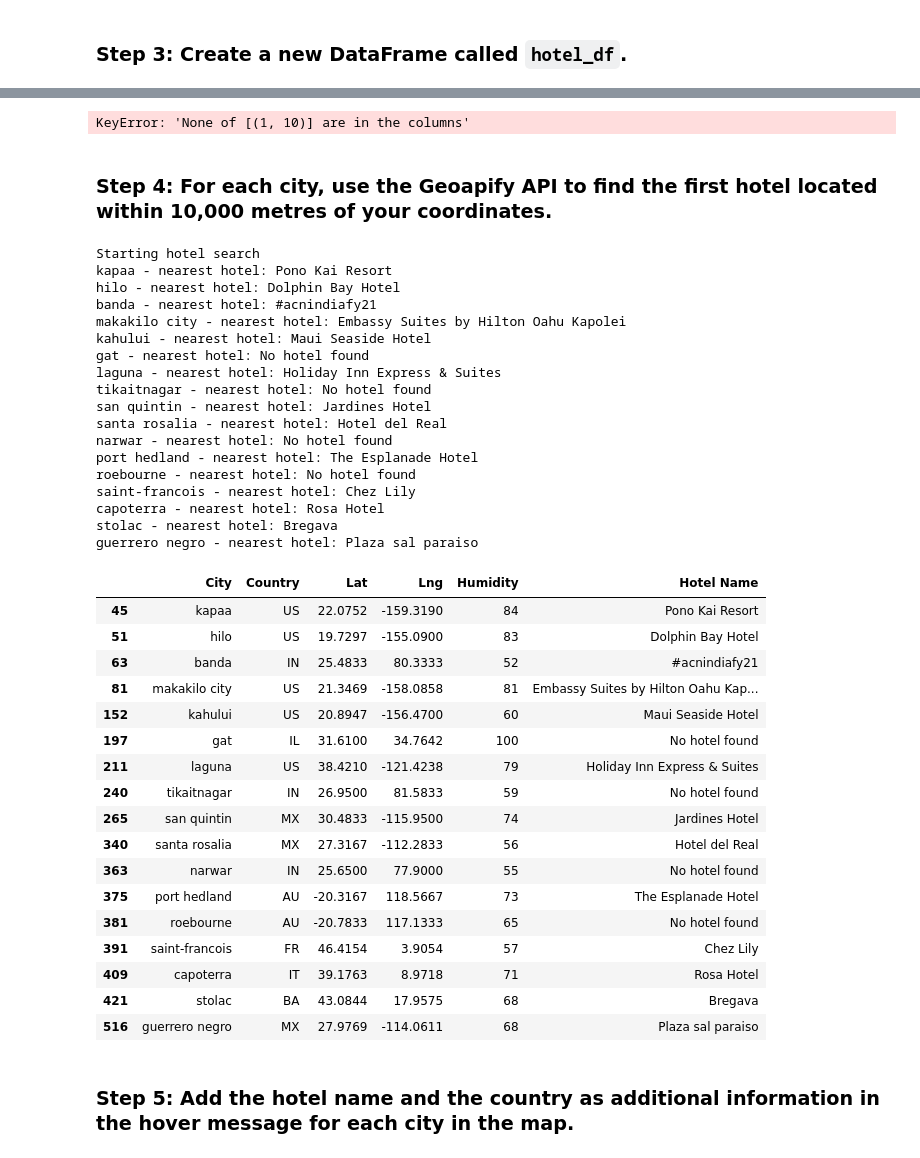
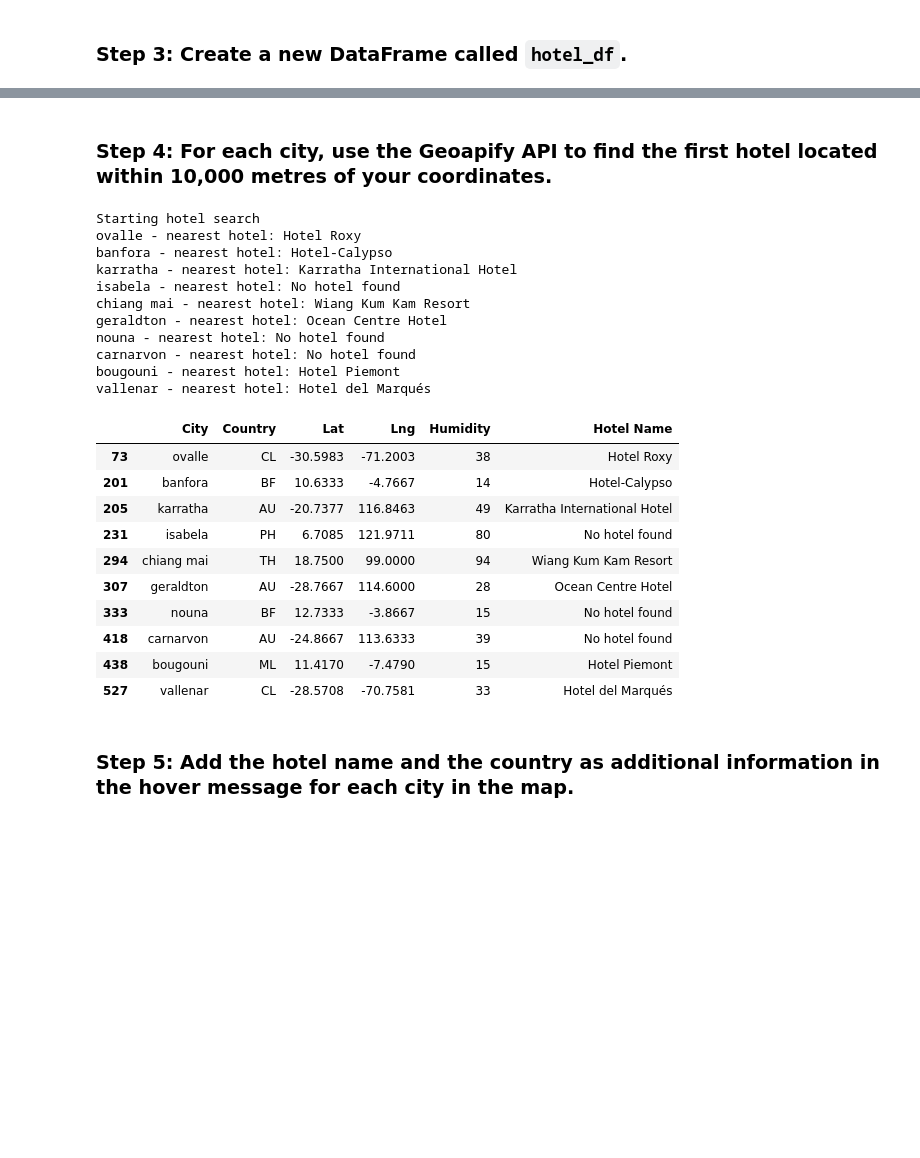
Before and after one commit to TRegan5/python-api-challenge, a Jupyter notebook: WeatherPy/VacationPy.ipynb, the cells around one changed output, grey strips where cells are left out. Drawn from its saved outputs; the diff is of its cells as text; code cells hidden in the pictures; blank space fills up the shorter version.

Commit message:
Hotels located

```diff
--- a/WeatherPy/VacationPy.ipynb
+++ b/WeatherPy/VacationPy.ipynb
@@ -54,7 +49,7 @@ ideal_city_data_df = city_data_df.loc[(city_data_df["Max Temp"] < 27) & (city_da
                                  & (city_data_df["Wind Speed"] < 4.5) & (city_data_df["Cloudiness"] == 0)]
 
 # Drop any rows with null values
-ideal_city_data_df.dropna()
+ideal_city_data_df = ideal_city_data_df.dropna()
 
 # Display sample data
 ideal_city_data_df
@@ -96,19 +91,12 @@ hotel_df
-# %%
-#hotel_df[73]["Lng"]
-hotel_df.set_index((1, len(hotel_df)))
-print(hotel_df.get(3))
-# %% [output]
-KeyError: 'None of [(1, 10)] are in the columns'
 # %% [markdown]
 ### Step 4: For each city, use the Geoapify API to find the first hotel located within 10,000 metres of your coordinates.
 # %%
 # Set parameters to search for a hotel
 radius = 10000 # YOUR CODE HERE
 params = {
-    "filter" :filters,
+    "apiKey" : geoapify_key,
+    "categories": "accommodation.hotel",
     #"limit" : limit,
-    "bias" : bias,
-    "apiKey" : geoapify_key
 }
 
 # Print a message to follow up the hotel search
@@ -117,72 +105,58 @@ print("Starting hotel search")
 # Iterate through the hotel_df DataFrame
 for index, row in hotel_df.iterrows():
     # get latitude, longitude from the DataFrame
-    lat = hotel_df[row]["Lat"]# YOUR CODE HERE
-    lng = hotel_df[row]["Lng"]
+    lat = row["Lat"]
+    lng = row["Lng"]
 
     # Add filter and bias parameters with the current city's latitude and longitude to the params dictionary
-    params["filter"] = hotel_df[]# YOUR CODE HERE
-    params["bias"] = # YOUR CODE HERE
+    params["filter"] = f"circle:{lng},{lat},{radius}"
+    params["bias"] = f"proximity:{lng},{lat}"
 
     # Set base URL
     base_url = "https://api.geoapify.com/v2/places"
 
 
     # Make and API request using the params dictionaty
     name_address = requests.get(base_url, params = params) # YOUR CODE HERE
 
     # Convert the API response to JSON format
-    name_address = # YOUR CODE HERE
+    name_address = name_address.json()
 
     # Grab the first hotel from the results and store the name in the hotel_df DataFrame
     try:
         hotel_df.loc[index, "Hotel Name"] = name_address["features"][0]["properties"]["name"]
     except (KeyError, IndexError):
         # If no hotel is found, set the hotel name as "No hotel found".
         hotel_df.loc[index, "Hotel Name"] = "No hotel found"
 
     # Log the search results
     print(f"{hotel_df.loc[index, 'City']} - nearest hotel: {hotel_df.loc[index, 'Hotel Name']}")
 
 # Display sample data
 hotel_df
 # %% [output]
 Starting hotel search
-kapaa - nearest hotel: Pono Kai Resort
-hilo - nearest hotel: Dolphin Bay Hotel
-banda - nearest hotel: #acnindiafy21
-makakilo city - nearest hotel: Embassy Suites by Hilton Oahu Kapolei
-kahului - nearest hotel: Maui Seaside Hotel
-gat - nearest hotel: No hotel found
-laguna - nearest hotel: Holiday Inn Express & Suites
-tikaitnagar - nearest hotel: No hotel found
-san quintin - nearest hotel: Jardines Hotel
-santa rosalia - nearest hotel: Hotel del Real
-narwar - nearest hotel: No hotel found
-port hedland - nearest hotel: The Esplanade Hotel
-roebourne - nearest hotel: No hotel found
-saint-francois - nearest hotel: Chez Lily
-capoterra - nearest hotel: Rosa Hotel
-stolac - nearest hotel: Bregava
-guerrero negro - nearest hotel: Plaza sal paraiso
+ovalle - nearest hotel: Hotel Roxy
+banfora - nearest hotel: Hotel-Calypso
+karratha - nearest hotel: Karratha International Hotel
+isabela - nearest hotel: No hotel found
+chiang mai - nearest hotel: Wiang Kum Kam Resort
+geraldton - nearest hotel: Ocean Centre Hotel
+nouna - nearest hotel: No hotel found
+carnarvon - nearest hotel: No hotel found
+bougouni - nearest hotel: Hotel Piemont
+vallenar - nearest hotel: Hotel del Marqués
 |  | City | Country | Lat | Lng | Humidity | Hotel Name |
-| 45 | kapaa | US | 22.0752 | -159.3190 | 84 | Pono Kai Resort |
-| 51 | hilo | US | 19.7297 | -155.0900 | 83 | Dolphin Bay Hotel |
-| 63 | banda | IN | 25.4833 | 80.3333 | 52 | #acnindiafy21 |
-| 81 | makakilo city | US | 21.3469 | -158.0858 | 81 | Embassy Suites by Hilton Oahu Kap... |
-| 152 | kahului | US | 20.8947 | -156.4700 | 60 | Maui Seaside Hotel |
-| 197 | gat | IL | 31.6100 | 34.7642 | 100 | No hotel found |
-| 211 | laguna | US | 38.4210 | -121.4238 | 79 | Holiday Inn Express & Suites |
-| 240 | tikaitnagar | IN | 26.9500 | 81.5833 | 59 | No hotel found |
-| 265 | san quintin | MX | 30.4833 | -115.9500 | 74 | Jardines Hotel |
-| 340 | santa rosalia | MX | 27.3167 | -112.2833 | 56 | Hotel del Real |
-| 363 | narwar | IN | 25.6500 | 77.9000 | 55 | No hotel found |
-| 375 | port hedland | AU | -20.3167 | 118.5667 | 73 | The Esplanade Hotel |
-| 381 | roebourne | AU | -20.7833 | 117.1333 | 65 | No hotel found |
-| 391 | saint-francois | FR | 46.4154 | 3.9054 | 57 | Chez Lily |
-| 409 | capoterra | IT | 39.1763 | 8.9718 | 71 | Rosa Hotel |
-| 421 | stolac | BA | 43.0844 | 17.9575 | 68 | Bregava |
-| 516 | guerrero negro | MX | 27.9769 | -114.0611 | 68 | Plaza sal paraiso |
+| 73 | ovalle | CL | -30.5983 | -71.2003 | 38 | Hotel Roxy |
+| 201 | banfora | BF | 10.6333 | -4.7667 | 14 | Hotel-Calypso |
+| 205 | karratha | AU | -20.7377 | 116.8463 | 49 | Karratha International Hotel |
+| 231 | isabela | PH | 6.7085 | 121.9711 | 80 | No hotel found |
+| 294 | chiang mai | TH | 18.7500 | 99.0000 | 94 | Wiang Kum Kam Resort |
+| 307 | geraldton | AU | -28.7667 | 114.6000 | 28 | Ocean Centre Hotel |
+| 333 | nouna | BF | 12.7333 | -3.8667 | 15 | No hotel found |
+| 418 | carnarvon | AU | -24.8667 | 113.6333 | 39 | No hotel found |
+| 438 | bougouni | ML | 11.4170 | -7.4790 | 15 | Hotel Piemont |
+| 527 | vallenar | CL | -28.5708 | -70.7581 | 33 | Hotel del Marqués |
 # %% [markdown]
 ### Step 5: Add the hotel name and the country as additional information in the hover message for each city in the map.
 # %%
```
Also changed, not shown: parts of 3 cells of this notebook, 1 other file.
